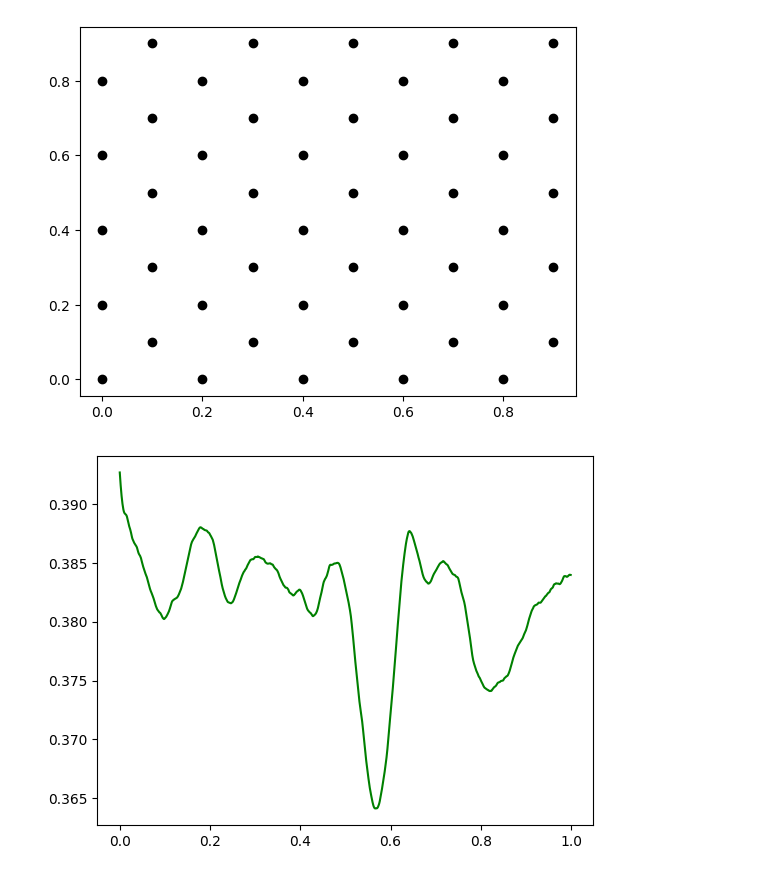
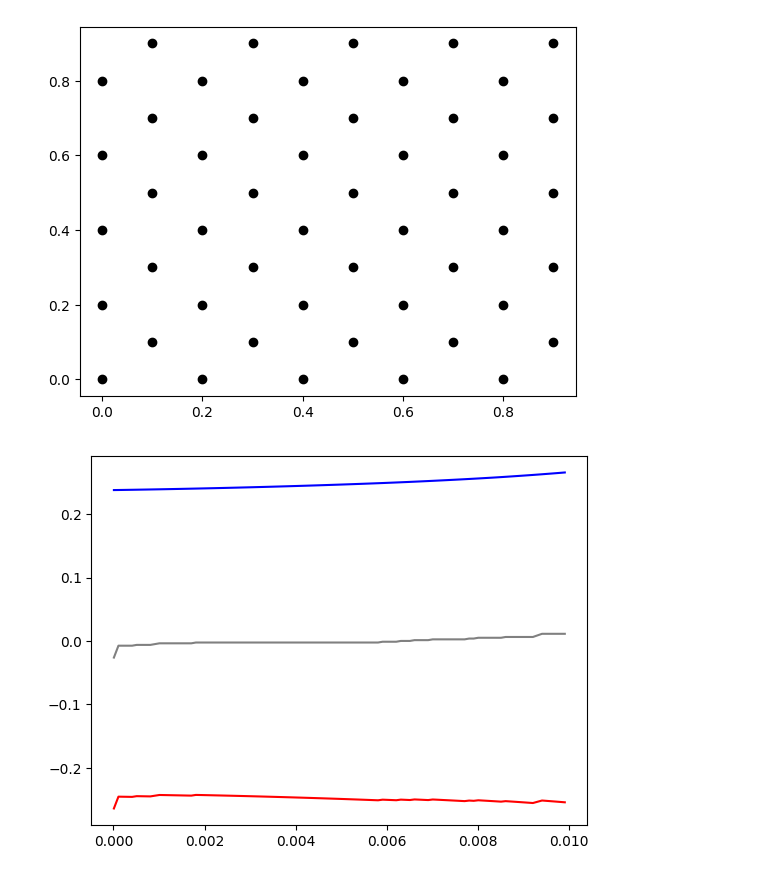
Before and after one commit to mannodiarun/MSE570, a Jupyter notebook: MD.ipynb, the cells around one changed output. Saved outputs shown, nothing was run; the diff lists cells and outputs as text; code cells hidden in the pictures.

```diff
--- a/MD.ipynb
+++ b/MD.ipynb
@@ -150,15 +150,15 @@ def init():
     k = 0
     for i in range (0,int(N/5)):
         for j in range(0,int(N/10)):
-            xm[k] = i*0.1*box + (np.random.rand()-0.5)*1e-3
+            xm[k] = i*0.1*box + (np.random.rand()-0.5)*1e-4
             if xm[k] >= 1.0:
                 xm[k] = xm[k] - int(xm[k])
             if xm[k] < 0.0:
                 xm[k] = xm[k] - int(xm[k]) + 1
             if math.fmod(i,2) == 0.0:
-                ym[k] = j*0.2*box + (np.random.rand()-0.5)*1e-3
+                ym[k] = j*0.2*box + (np.random.rand()-0.5)*1e-4
             else:
-                ym[k] = j*0.2*box + 0.1 + (np.random.rand()-0.5)*1e-3
+                ym[k] = j*0.2*box + 0.1 + (np.random.rand()-0.5)*1e-4
             if ym[k] >= 1.0:
                 ym[k] = ym[k] - int(ym[k])
             if ym[k] < 0.0:
@@ -211,7 +211,7 @@ def integrate(en, forces_x, forces_y, x, xm, y, ym):
 
         xr = x[i] - xm[i]
         xr = xr - box*np.round(xr/box)
-        xx = x[i] + xr + dt*dt*forces_x[i]
+        xx = x[i] + xr + dt*dt*forces_x[i]/m
         if xx >= 1.0:
           xx = xx - int(xx)
         if xx < 0.0:
@@ -219,7 +219,7 @@ def integrate(en, forces_x, forces_y, x, xm, y, ym):
 
         yr = y[i] - ym[i]
         yr = yr - box*np.round(yr/box)
-        yy = y[i] + yr + dt*dt*forces_y[i]
+        yy = y[i] + yr + dt*dt*forces_y[i]/m
         if yy >= 1.0:
           yy = yy - int(yy)
         if yy < 0.0:
@@ -256,7 +256,7 @@ def md(tmax,dt,nsamp):
 
     x, y, vx, vy, xm, ym, pe_start, ke_start = init()
     t = 0
-    steps = int(tmax/dt)
+    steps = round(tmax/dt)
     s = int(steps/nsamp)
     times = [0.0]*s
     PE = [0.0]*s
@@ -291,10 +291,10 @@ def md(tmax,dt,nsamp):
     return(PE, KE, TE, x_new, y_new, pair_dist)
 # %%
 
-dt = 1e-4
-tmax = 1
+dt = 1e-5
+tmax = 1e-2
 nsamp = 10
 
 PE, KE, TE, x_final, y_final, pair_dist = md(tmax,dt,nsamp)
 # %% [output]
-[figure, old version]
+[figure, new version]
```
Also changed, not shown: parts of 2 cells of this notebook.
